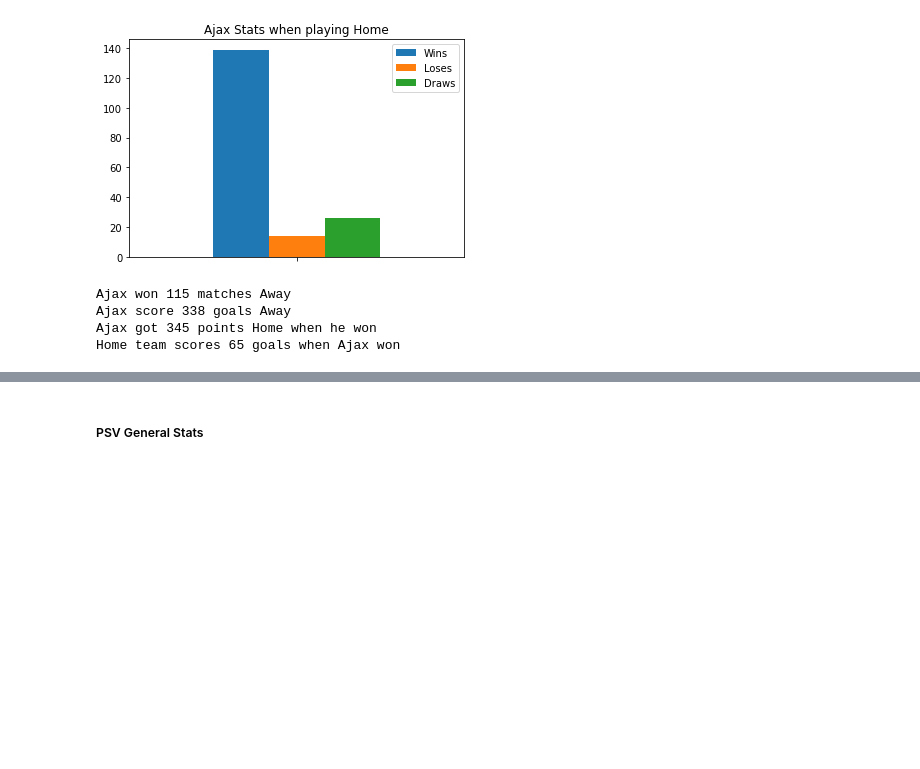
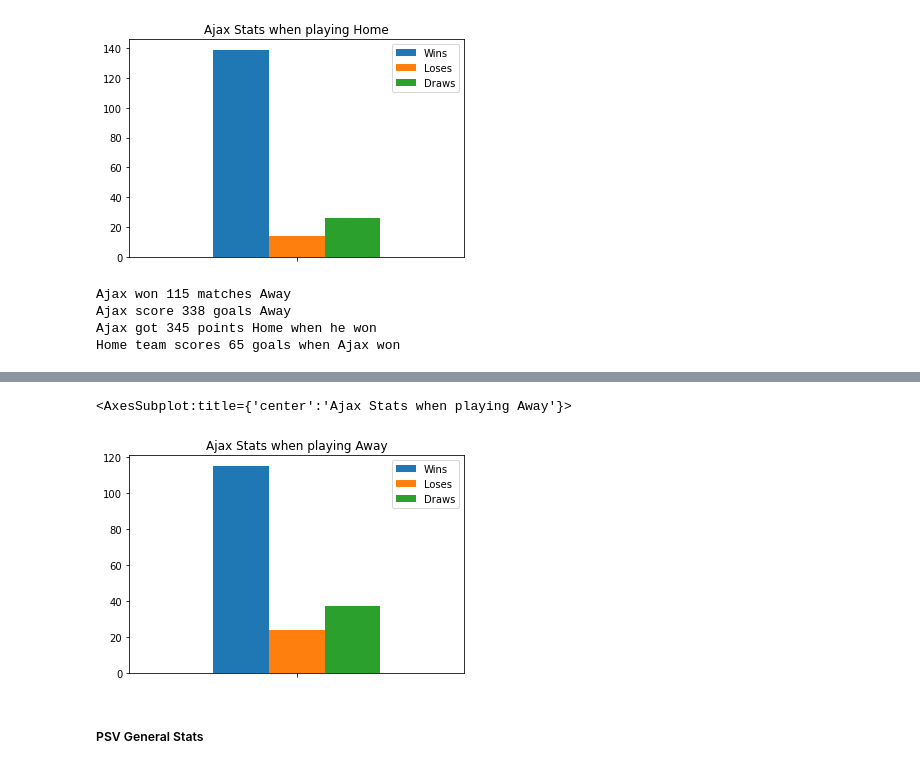
Before and after one commit to mohammedaljader/Football_Predictions_ML, a Jupyter notebook: notebook.ipynb, the cells around one changed output, grey strips where cells are left out. Saved outputs shown, nothing was run; the diff lists cells and outputs as text; code cells hidden in the pictures; blank space fills up the shorter version.

```diff
--- a/notebook.ipynb
+++ b/notebook.ipynb
@@ -781,3 +781,16 @@ Home team scores 47 goals when Ajax won
+# %%
+plotdata = pd.DataFrame({
+    "Wins": len(AjaxWinAway.index),
+    "Loses": len(AjaxLoseAway.index),
+    "Draws": len(AjaxLoseDraw.index)
+    },
+    index=[''],
+
+)
+plotdata.plot(kind = 'bar', title ="Ajax Stats when playing Away")
+# %% [output]
+<AxesSubplot:title={'center':'Ajax Stats when playing Away'}>
+[figure, added]
 # %% [markdown]
 ##### PSV General Stats
 # %%
```
Also changed, not shown: parts of 8 cells of this notebook, 1 other file.
